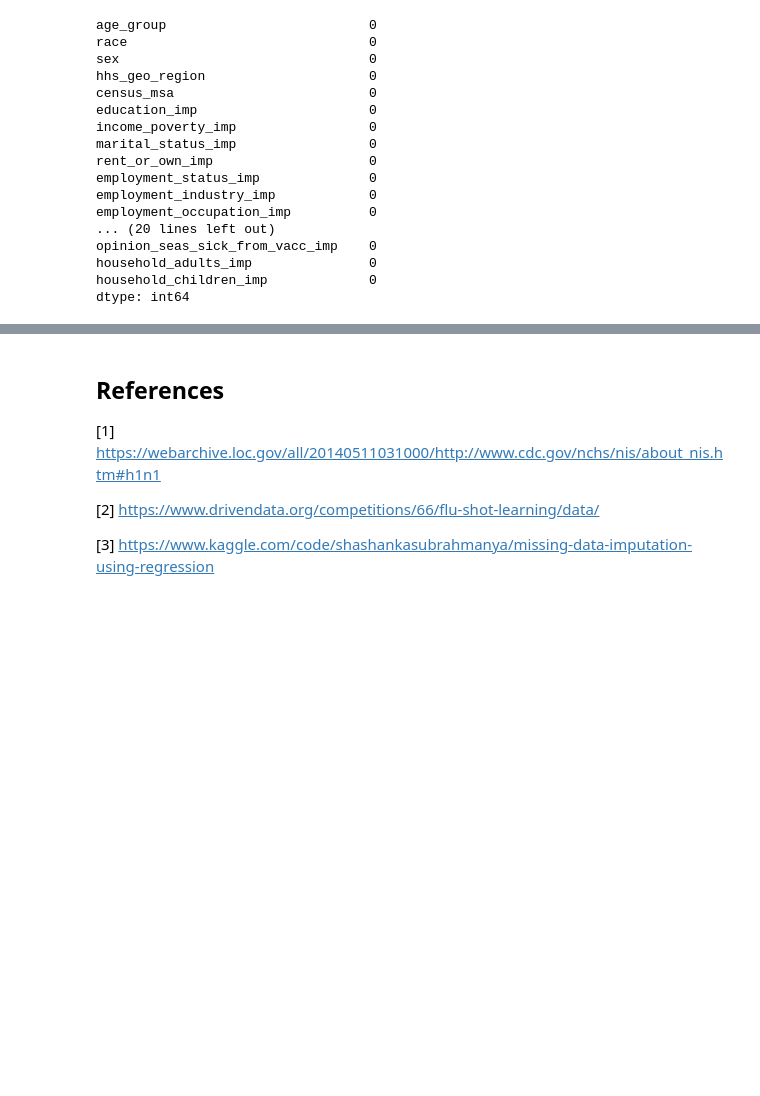
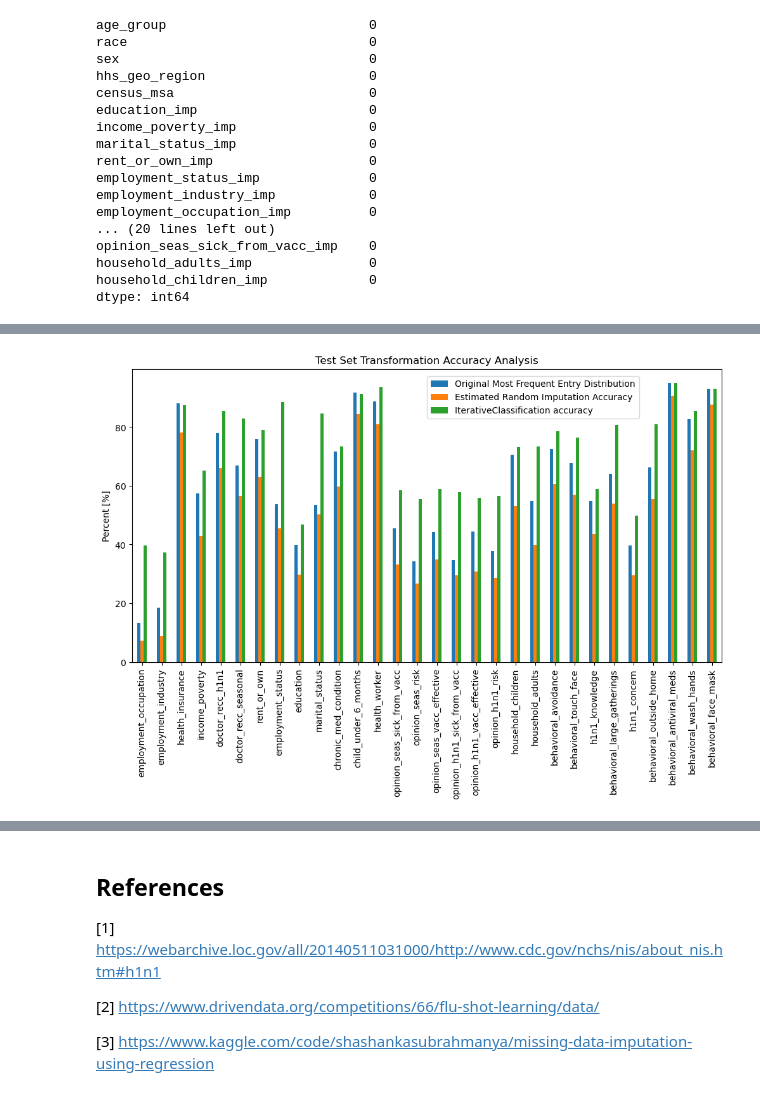
Before and after one commit to cschneck7/Iterative_Classification_Blog, a Jupyter notebook: Iterative_Classification_Notebook.ipynb, the cells around one changed output, grey strips where cells are left out. Saved outputs shown, nothing was run; the diff lists cells and outputs as text; code cells hidden in the pictures; blank space fills up the shorter version.

```diff
--- a/Iterative_Classification_Notebook.ipynb
+++ b/Iterative_Classification_Notebook.ipynb
@@ -614,0 +742,18 @@ Our dataframes with missing values have now been successfuly filled using an ite
+# %%
+fig, ax = plt.subplots(figsize=(12,6), dpi=100);
+
+eval_df.plot(y=['orig_most_freq_dist', 'estimated_test_rand_imp_acc', 'test_acc_score'],
+             kind='bar', use_index=True, ax=ax);
+ax.legend(['Original Most Frequent Entry Distribution',
+           'Estimated Random Imputation Accuracy',
+           'IterativeClassification accuracy'], loc=[.5, .83]);
+ax.set_title('Test Set Transformation Accuracy Analysis');
+ax.set_ylabel('Percent [%]')
+
+#     Saves figure
+# fig.savefig('images/figures/test_accuracy.png',
+#             dpi=100,
+#             bbox_inches="tight",
+#             pad_inches=0)
+# %% [output]
+[figure, added]
```
Also changed, not shown: parts of 20 cells of this notebook.
